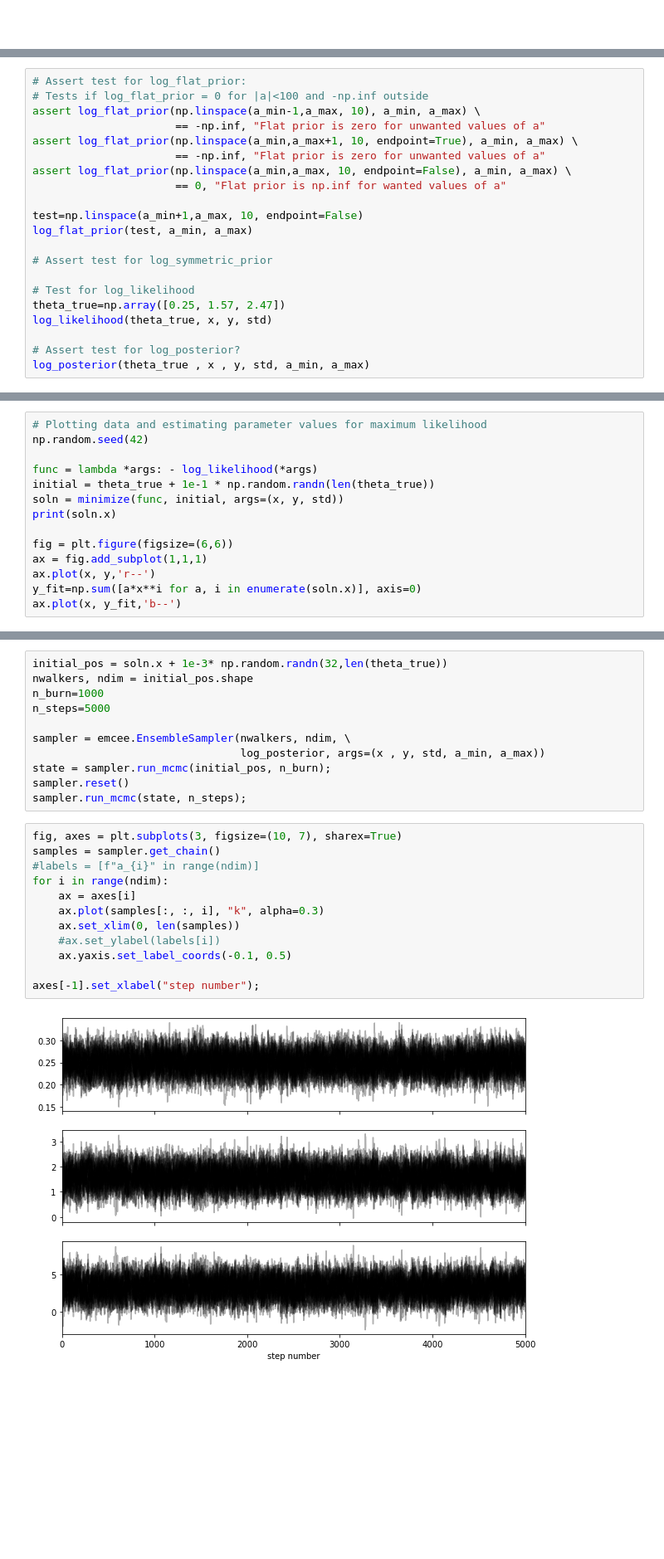
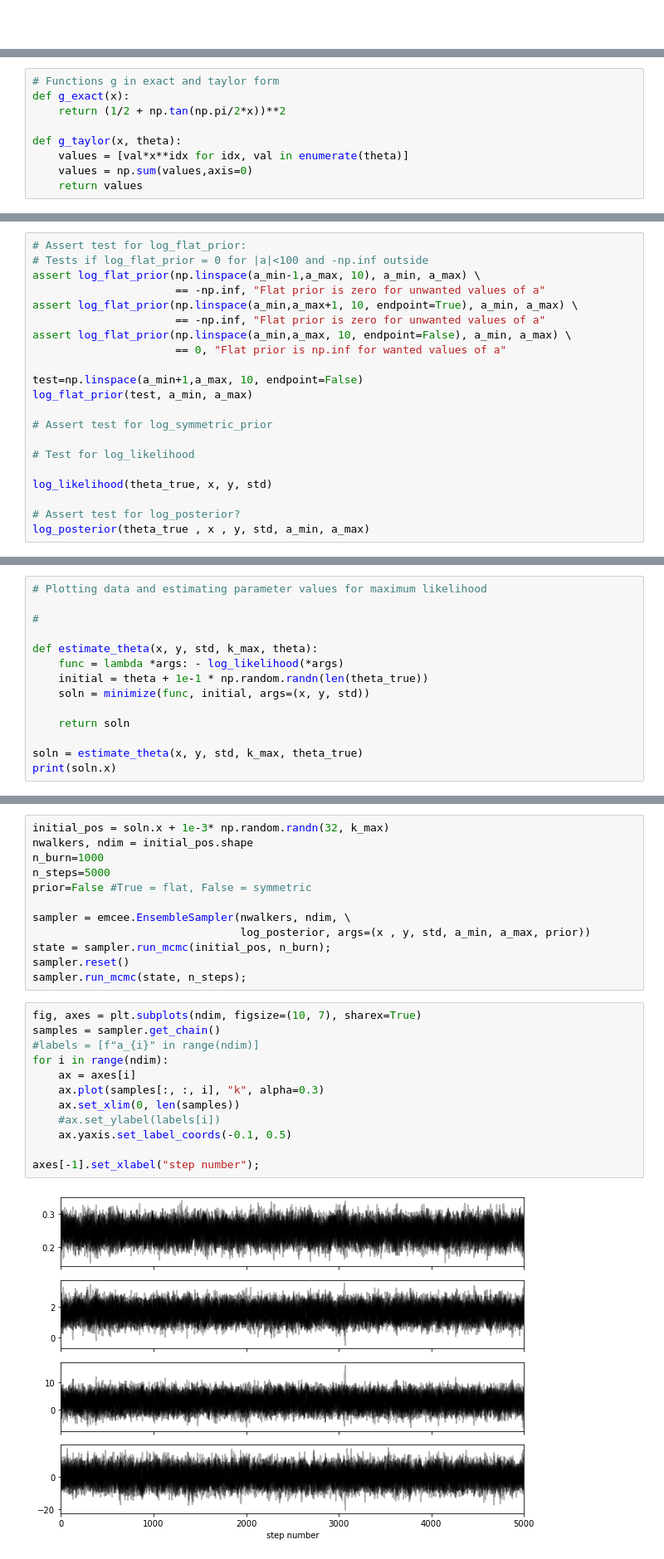
Before and after one commit to CarlStrandby/Projects-Learning-from-Data, a Jupyter notebook: TIF285_Project1_v1.ipynb, the cells around one changed output, grey strips where cells are left out. Shown: that part at 83% size. Cells and saved outputs as stored; diff of their text form; blank space fills up the shorter version.

```diff
--- a/TIF285_Project1_v1.ipynb
+++ b/TIF285_Project1_v1.ipynb
@@ -130,6 +134,15 @@ def read_data():
     return x, y, std
 
 x, y, std = read_data()
+# %%
+# Functions g in exact and taylor form
+def g_exact(x):
+    return (1/2 + np.tan(np.pi/2*x))**2
+
+def g_taylor(x, theta):
+    values = [val*x**idx for idx, val in enumerate(theta)]
+    values = np.sum(values,axis=0)
+    return values
 # %%
 # Bayes functions
 
@@ -191,7 +217,7 @@ log_flat_prior(test, a_min, a_max)
 # Assert test for log_symmetric_prior
 
 # Test for log_likelihood
-theta_true=np.array([0.25, 1.57, 2.47])
+
 log_likelihood(theta_true, x, y, std)
 
 # Assert test for log_posterior?
@@ -201,15 +227,15 @@ log_posterior(theta_true , x , y, std, a_min, a_max)
 # %%
 # Plotting data and estimating parameter values for maximum likelihood
-np.random.seed(42)
 
-func = lambda *args: - log_likelihood(*args)
-initial = theta_true + 1e-1 * np.random.randn(len(theta_true))
-soln = minimize(func, initial, args=(x, y, std))
+#
+
+def estimate_theta(x, y, std, k_max, theta):
+    func = lambda *args: - log_likelihood(*args)
+    initial = theta + 1e-1 * np.random.randn(len(theta_true))
+    soln = minimize(func, initial, args=(x, y, std))
+
+    return soln
+
+soln = estimate_theta(x, y, std, k_max, theta_true)
 print(soln.x)
-
-fig = plt.figure(figsize=(6,6))
-ax = fig.add_subplot(1,1,1)
-ax.plot(x, y,'r--')
-y_fit=np.sum([a*x**i for a, i in enumerate(soln.x)], axis=0)
-ax.plot(x, y_fit,'b--')
 # %% [output]
@@ -219,25 +243,26 @@ ax.plot(x, y_fit,'b--')
 # %%
-initial_pos = soln.x + 1e-3* np.random.randn(32,len(theta_true))
+initial_pos = soln.x + 1e-3* np.random.randn(32, k_max)
 nwalkers, ndim = initial_pos.shape
 n_burn=1000
 n_steps=5000
+prior=False #True = flat, False = symmetric
 
 sampler = emcee.EnsembleSampler(nwalkers, ndim, \
-                                log_posterior, args=(x , y, std, a_min, a_max))
+                                log_posterior, args=(x , y, std, a_min, a_max, prior))
 state = sampler.run_mcmc(initial_pos, n_burn);
 sampler.reset()
 sampler.run_mcmc(state, n_steps);
 # %%
-fig, axes = plt.subplots(3, figsize=(10, 7), sharex=True)
+fig, axes = plt.subplots(ndim, figsize=(10, 7), sharex=True)
 samples = sampler.get_chain()
 #labels = [f"a_{i}" in range(ndim)]
 for i in range(ndim):
     ax = axes[i]
     ax.plot(samples[:, :, i], "k", alpha=0.3)
     ax.set_xlim(0, len(samples))
     #ax.set_ylabel(labels[i])
     ax.yaxis.set_label_coords(-0.1, 0.5)
 
 axes[-1].set_xlabel("step number");
 # %% [output]
-[figure, old version]
+[figure, new version]
```
Also changed, not shown: parts of 8 cells of this notebook.
